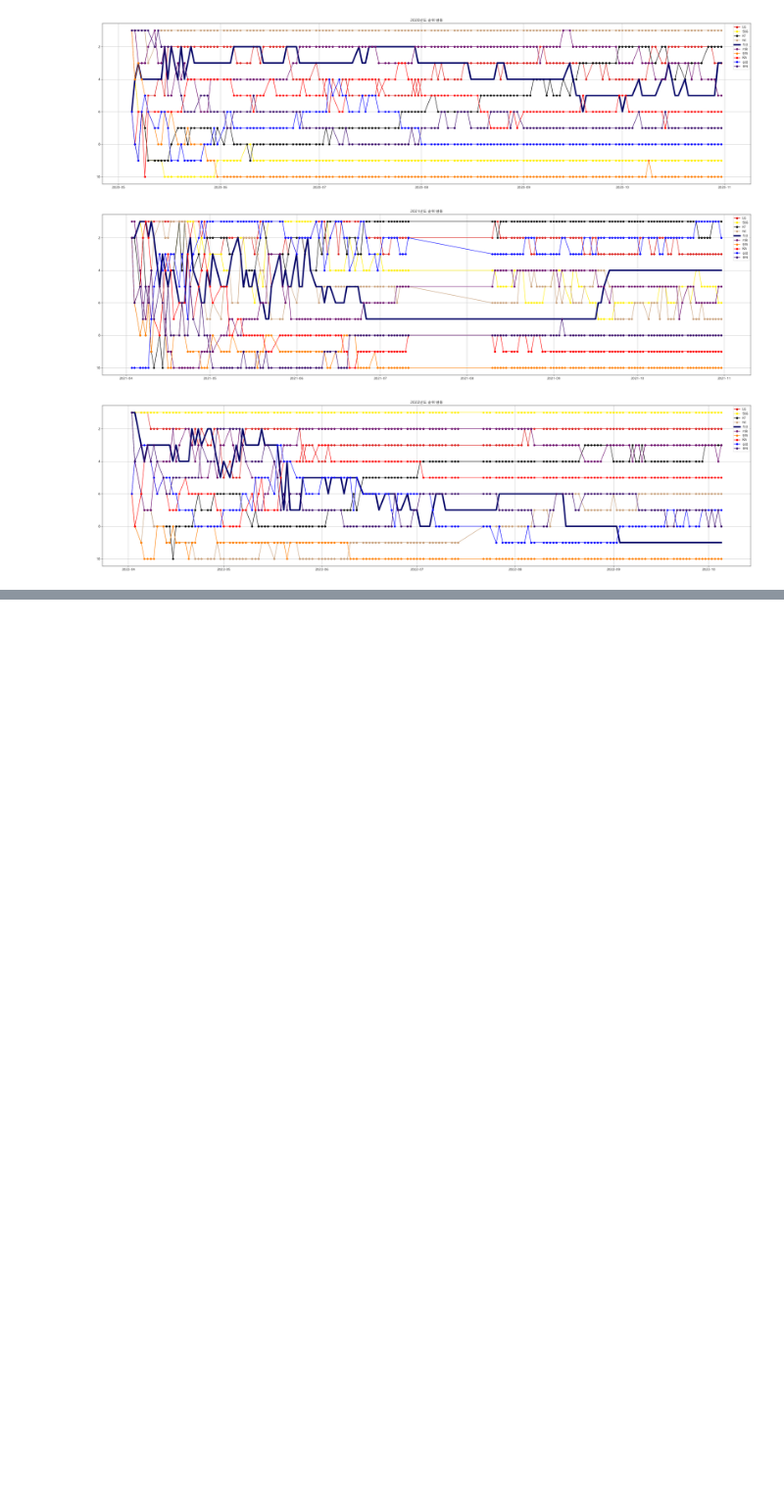
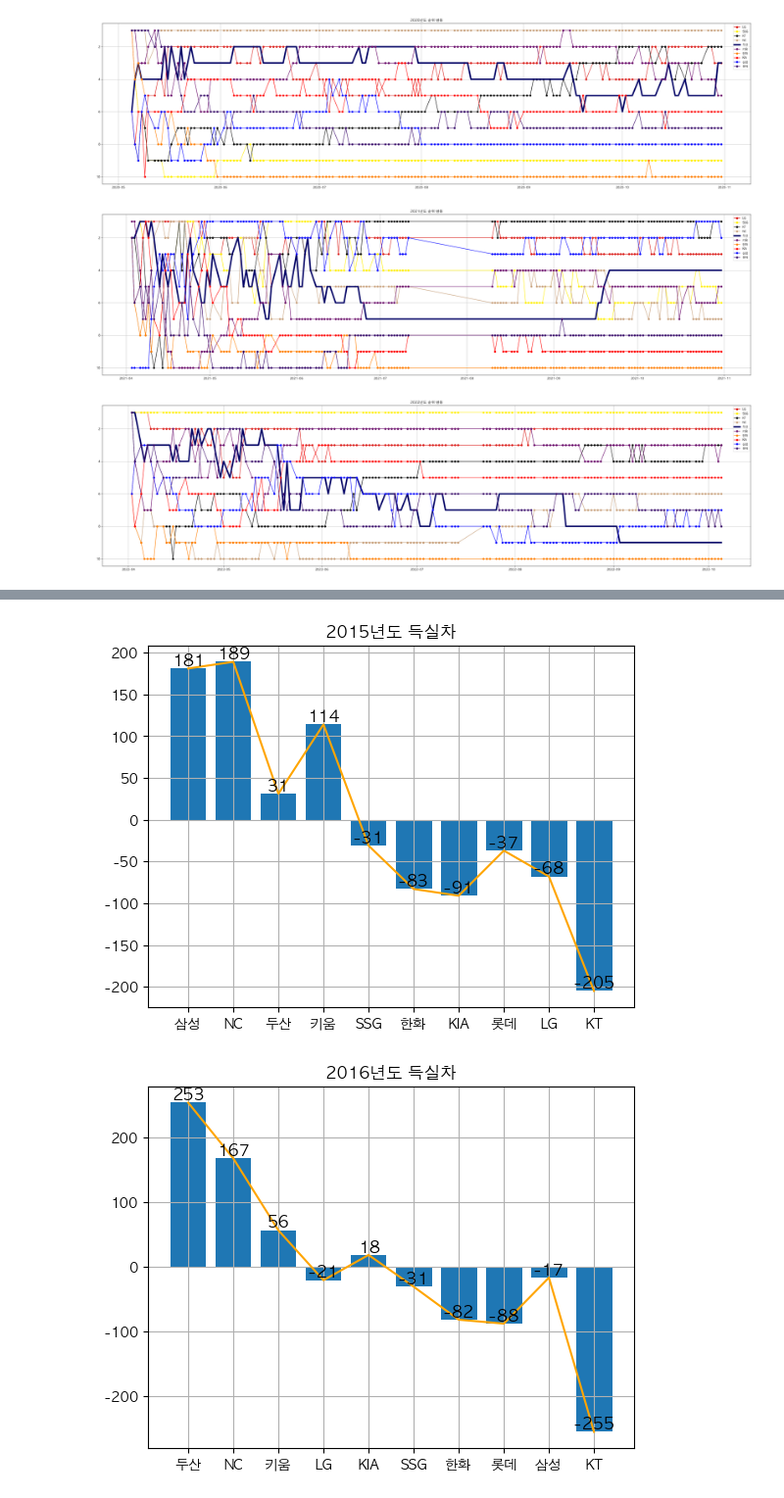
Before and after one commit to JorimJoram/BaseBall_Posting, a Jupyter notebook: Data_Crawling/2weeks.ipynb, the cells around one changed output, grey strips where cells are left out. Shown at 98% size. Drawn from its saved outputs; the diff is of its cells as text; code cells hidden in the pictures; blank space fills up the shorter version.

```diff
--- a/Data_Crawling/2weeks.ipynb
+++ b/Data_Crawling/2weeks.ipynb
@@ -192,0 +229,34 @@ for year in year_list:
+# %%
+for year in year_list:
+    rank_list = os.listdir("./re_rank/{}".format(year))
+    sorted_rank = natsort.natsorted(rank_list)
+    for team, color in zip(team_list, color_list):
+        df_result = pd.DataFrame(columns=["경기수", "승리", "무승부", "패배","득점","실점","득실차","승점", "게임차", "순위", "일자"])
+
+        for file in sorted_rank:
+            if file == ".DS_Store":
+                continue
+            date = datetime.strptime("{}.{}".format(year, file.replace('.csv', '')), "%Y.%m.%d")
+            rank_df=pd.read_csv("./re_rank/{}/{}".format(year, file), index_col=0)
+            rank_df["일자"] = date
+            rank_df["득실차"] = rank_df["득점"] - rank_df["실점"]
+
+            rank_list = list(rank_df.loc[team, :])
+            df_result.loc[len(df_result)] = rank_list
+# %%
+for i, record in enumerate(records):
+    year=2015+i
+    df=record
+    bar = plt.bar(df.index, df["득실차"])
+    plot = plt.plot(df.index, df["득실차"], color="orange")
+
+    for rect in bar:
+        height=rect.get_height()
+        plt.text(rect.get_x() + rect.get_width() / 2.0, height, "%d"%height, ha="center", va="bottom", size=12)
+    plt.title("%d년도 득실차"%(year))
+    plt.grid()
+    plt.savefig("./img/{}_득실차".format(year))
+    plt.show()
+# %% [output]
+[figure, added]
+[figure, added]
```
Also changed, not shown: parts of 11 cells of this notebook.
